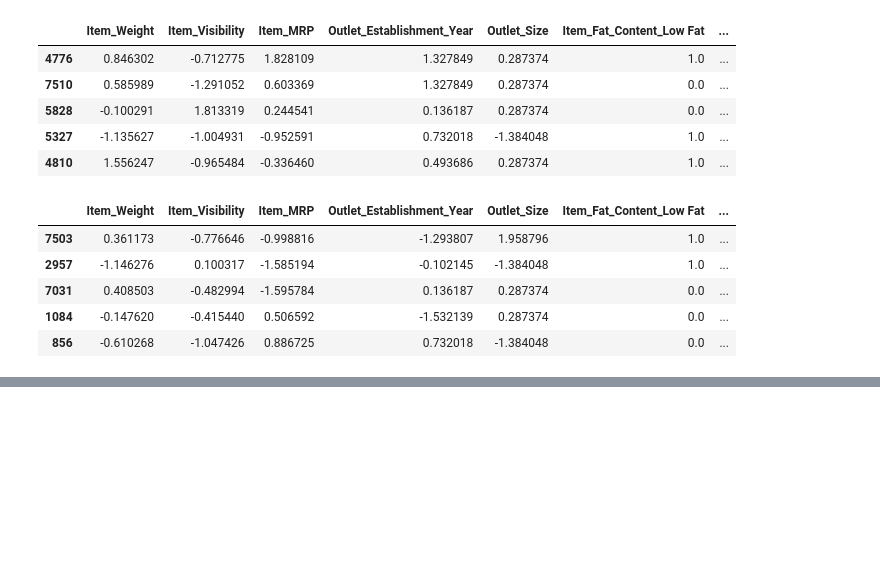
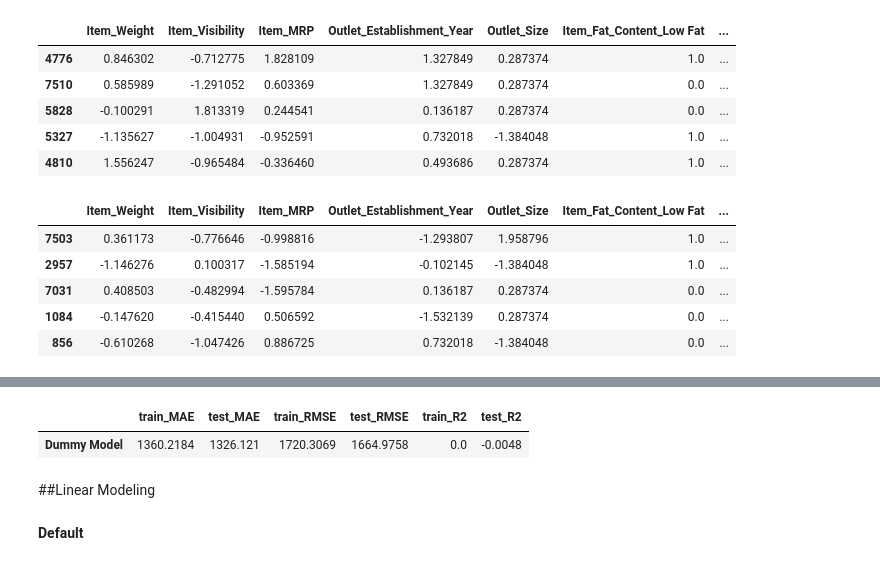
Before and after one commit to LoveidaLucero/Prediction-of-Product-Sales, a Jupyter notebook: Prediction_of_Product_Sales.ipynb, the cells around one changed output, grey strips where cells are left out. Drawn from its saved outputs; the diff is of its cells as text; code cells hidden in the pictures; blank space fills up the shorter version.

```diff
--- a/Prediction_of_Product_Sales.ipynb
+++ b/Prediction_of_Product_Sales.ipynb
@@ -1167,9 +1167,9 @@ num_tuple
 # %% [markdown]
 ##Column Transformer
 # %%
-col_transformer = ColumnTransformer([num_tuple, ord_tuple, cat_tuple],
+preprocessor = ColumnTransformer([num_tuple, ord_tuple, cat_tuple],
                                     verbose_feature_names_out=False)
-col_transformer
+preprocessor
 # %% [output]
 ColumnTransformer(transformers=[('numeric',
                                  Pipeline(steps=[('simpleimputer',
@@ -1239,0 +1355,14 @@ X_test_processed.head()
+# %%
+## Display the Model's metrics
+scores_df = evaluate_regression(dummy_pipe, X_train, y_train,
+                          X_test, y_test,
+                          model_name='Dummy Model')
+
+display(scores_df)
+# %% [output]
+|  | train_MAE | test_MAE | train_RMSE | test_RMSE | train_R2 | test_R2 |
+| Dummy Model | 1360.2184 | 1326.121 | 1720.3069 | 1664.9758 | 0.0 | -0.0048 |
+# %% [markdown]
+##Linear Modeling
+# %% [markdown]
+**Default**
```
Also changed, not shown: parts of 59 cells of this notebook.
